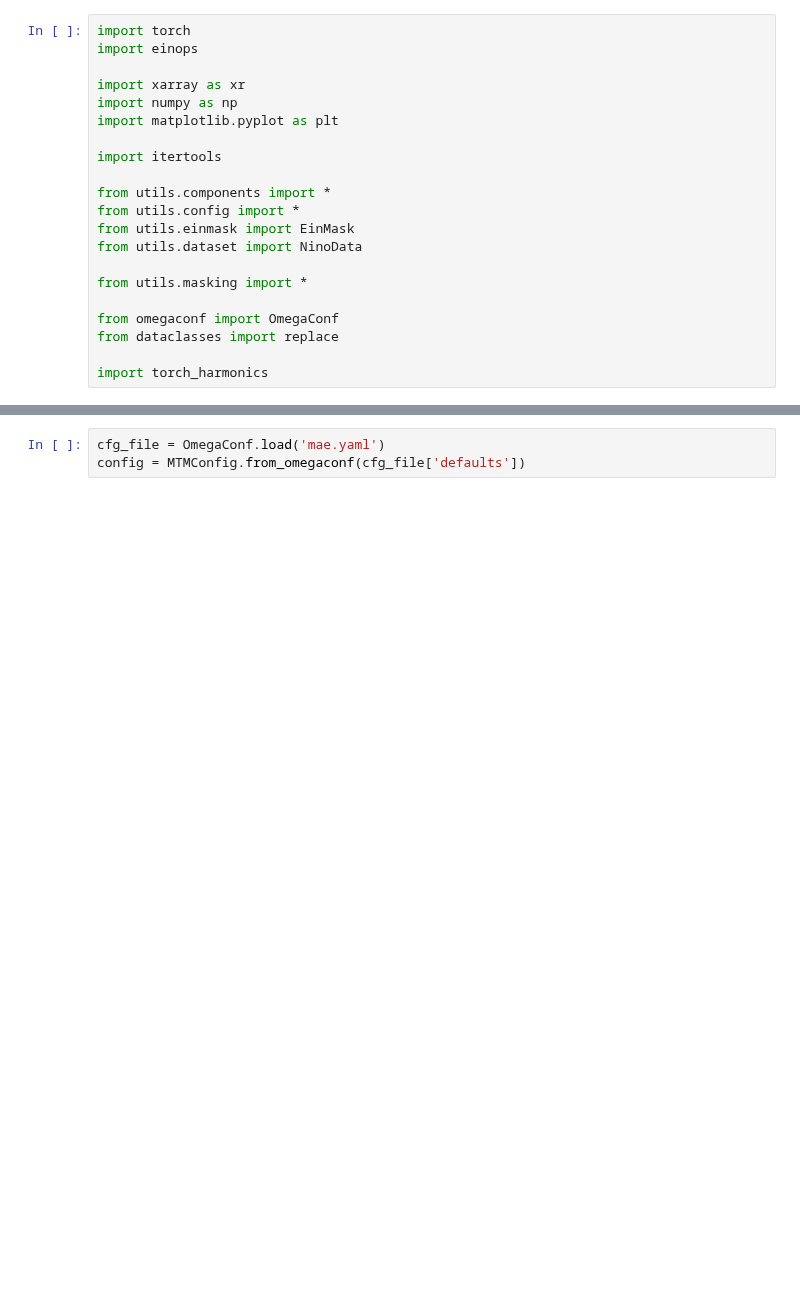
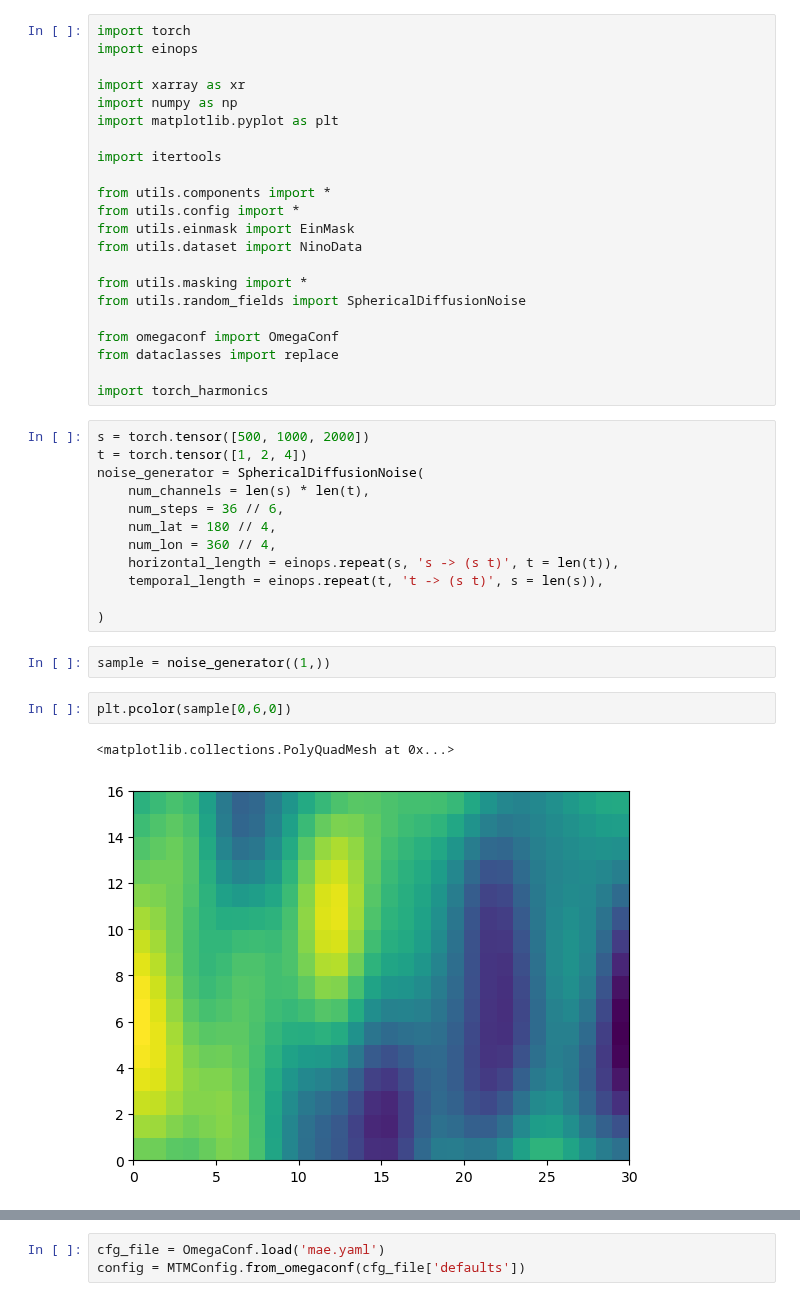
Before and after one commit to jthuemmel/thesis, a Jupyter notebook: grf.ipynb, the cells around one changed output, grey strips where cells are left out. Cells and saved outputs as stored; diff of their text form; blank space fills up the shorter version.

Commit message:
VARIANT: Random Field HMM

```diff
--- a/grf.ipynb
+++ b/grf.ipynb
@@ -14,8 +14,28 @@ from utils.einmask import EinMask
 from utils.dataset import NinoData
 
 from utils.masking import *
+from utils.random_fields import SphericalDiffusionNoise
 
 from omegaconf import OmegaConf
 from dataclasses import replace
 
 import torch_harmonics
+# %%
+s = torch.tensor([500, 1000, 2000])
+t = torch.tensor([1, 2, 4])
+noise_generator = SphericalDiffusionNoise(
+    num_channels = len(s) * len(t),
+    num_steps = 36 // 6,
+    num_lat = 180 // 4,
+    num_lon = 360 // 4,
+    horizontal_length = einops.repeat(s, 's -> (s t)', t = len(t)),
+    temporal_length = einops.repeat(t, 't -> (s t)', s = len(s)),
+
+)
+# %%
+sample = noise_generator((1,))
+# %%
+plt.pcolor(sample[0,6,0])
+# %% [output]
+<matplotlib.collections.PolyQuadMesh at 0x...>
+[figure, added]
```
Also changed, not shown: parts of 4 cells of this notebook, 6 other files.
